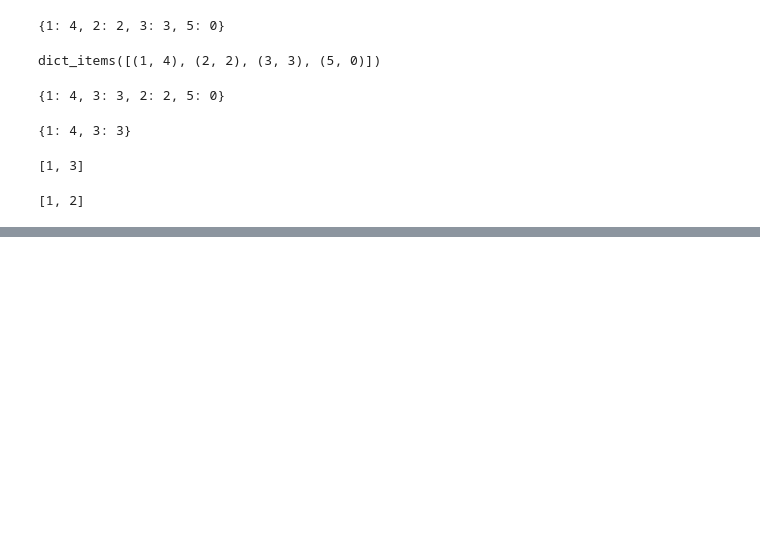
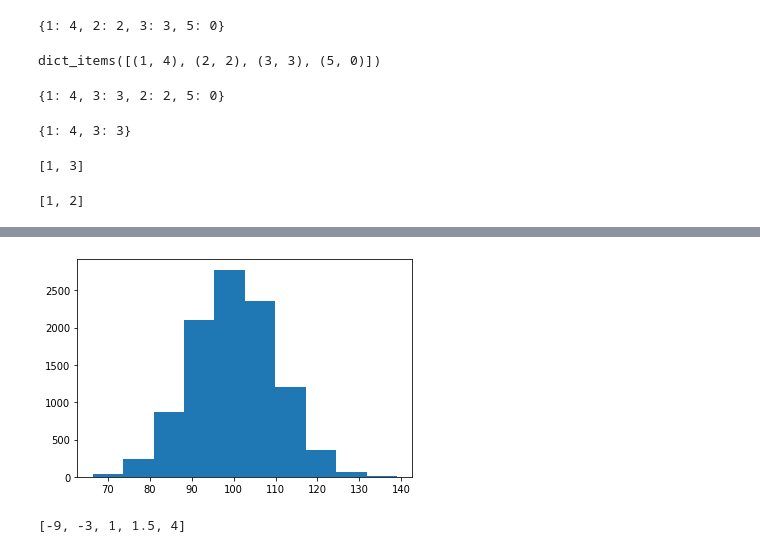
Before and after one commit to yuchild/common_python, a Jupyter notebook: common_python.ipynb, the cells around one changed output, grey strips where cells are left out. Saved outputs shown, nothing was run; the diff lists cells and outputs as text; code cells hidden in the pictures; blank space fills up the shorter version.

```diff
--- a/common_python.ipynb
+++ b/common_python.ipynb
@@ -1021,0 +1022,26 @@ norm(10000)
+# %%
+def norm(mean, stdev, n):
+    import numpy as np
+    ndist = np.random.normal(mean, stdev, n)
+    import matplotlib.pyplot as plt
+    plt.hist(ndist);
+
+norm(100, 10, 10000)
+# %% [output]
+[figure, added]
+# %%
+# redo bubble sort
+def bubble(arr):
+    swapped = True
+    while swapped:
+        swapped = False
+        for i in range(len(arr)-1):
+            if arr[i] > arr[i+1]:
+                arr[i], arr[i+1] = arr[i+1], arr[i]
+                swapped = True
+
+arr = [1, -3, -9, 4, 1.5]
+bubble(arr)
+arr
+# %% [output]
+[-9, -3, 1, 1.5, 4]
```
Also changed, not shown: parts of 1 cell of this notebook.
